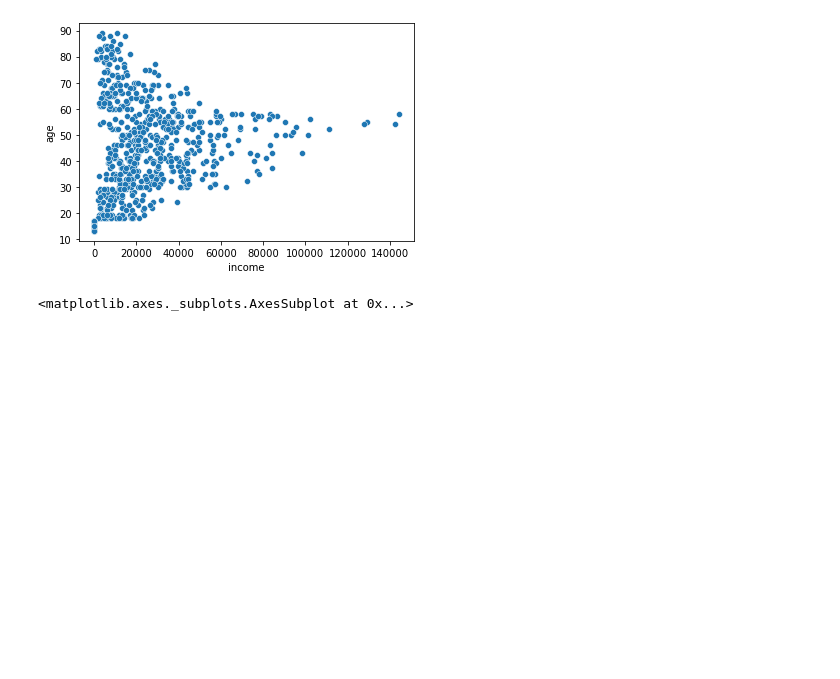
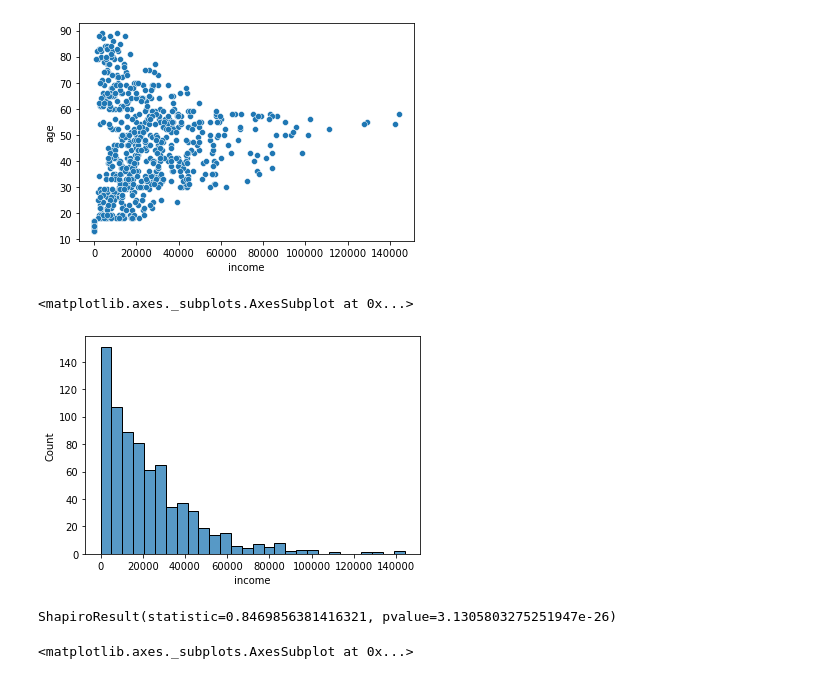
Before and after one commit to MudSnail/Mini-Project3, a Jupyter notebook: Demographics.ipynb, the cells around one changed output. Saved outputs shown, nothing was run; the diff lists cells and outputs as text; code cells hidden in the pictures; blank space fills up the shorter version.

```diff
--- a/Demographics.ipynb
+++ b/Demographics.ipynb
@@ -105,6 +105,15 @@ sns.scatterplot(data=customer, x="income", y="age")
 # %% [output]
 <matplotlib.axes._subplots.AxesSubplot at 0x...>
 [figure]
+# %%
+sns.histplot(data=customer, x='income')
+# %% [output]
+<matplotlib.axes._subplots.AxesSubplot at 0x...>
+[figure, added]
+# %%
+stats.shapiro(customer['income'])
+# %% [output]
+ShapiroResult(statistic=0.8469856381416321, pvalue=3.1305803275251947e-26)
 # %%
 #Box plot comparing gender to income
 sns.boxplot(x="gender", y = "income", data = customer)
```
Also changed, not shown: parts of 14 cells of this notebook, 3 other files.
